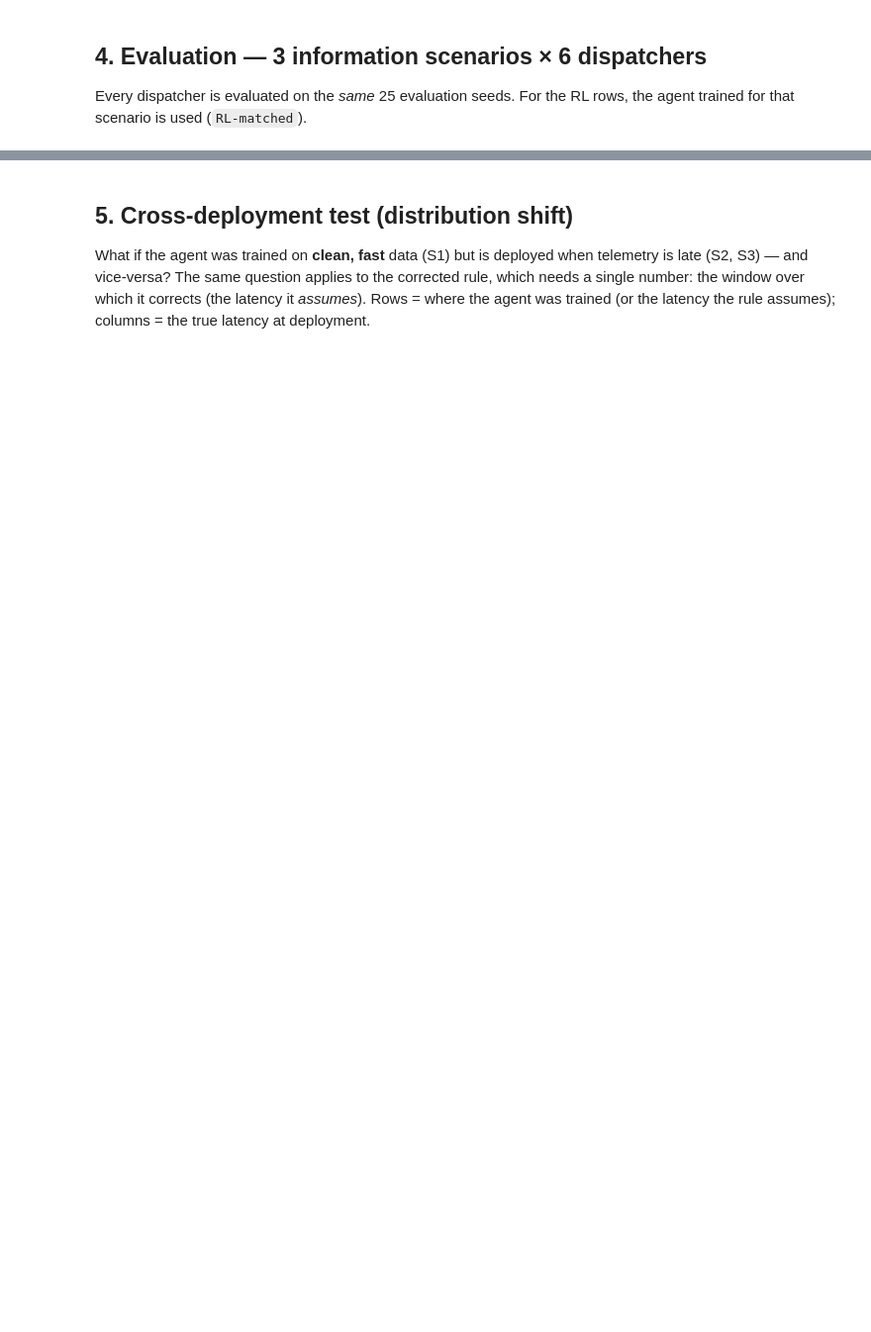
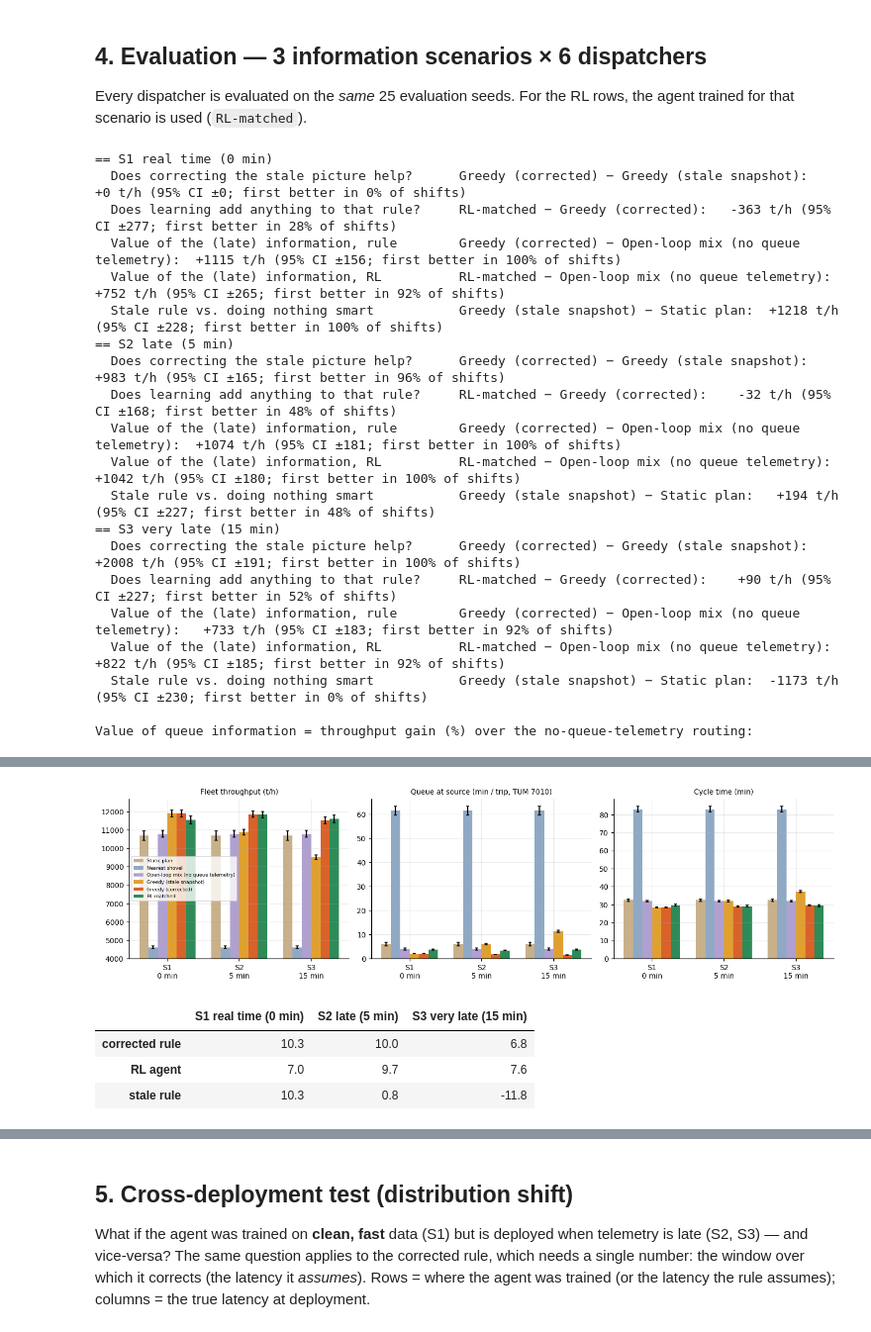
Before and after one commit to ka-means/ka-means.github.io, a Jupyter notebook: assets/notebooks/rl-dispatch-information-latency.ipynb, the cells around one changed output, grey strips where cells are left out. Shown at 99% size. Saved outputs shown, nothing was run; the diff lists cells and outputs as text; code cells hidden in the pictures; blank space fills up the shorter version.

```diff
--- a/assets/notebooks/rl-dispatch-information-latency.ipynb
+++ b/assets/notebooks/rl-dispatch-information-latency.ipynb
@@ -61,6 +59,7 @@
 ## 2. Simulator code (shared) and RL agent
 # %%
 import numpy as np, pandas as pd, math
+from scipy.stats import t as student_t
 try:
     from IPython.display import display
 except ImportError:          # plain-python fallback
@@ -146,7 +145,10 @@ def _ln(rng, mean, cv):
 class Sim:
     def __init__(self, p: P, policy):
         self.p, self.policy = p, policy
-        self.rng = np.random.default_rng(p.seed)
+        seed_seq = np.random.SeedSequence(p.seed)
+        env_seed, policy_seed = seed_seq.spawn(2)
+        self.rng = np.random.default_rng(env_seed)
+        self.policy_rng = np.random.default_rng(policy_seed)
         N, M = p.n_trucks, len(p.te)
         self.N, self.M = N, M
         self.state = [TE] * N; self.left = [0.0] * N; self.tgt = [0] * N
@@ -438,10 +440,10 @@ class GreedyObs:
         est = []
         for a in range(s.M):
             e = max(s.p.te[a], c[a] * self.svc)
-            if dn[a] and not s.down[a] or dn[a]:
+            if dn[a]:
                 e += 60
             if self.noise:
-                e *= s.rng.lognormal(0, self.noise)
+                e *= s.policy_rng.lognormal(0, self.noise)
             est.append(e)
         return int(np.argmin(est))
 
@@ -459,8 +461,11 @@ def replicate(make_policy, n=20, seed0=0, keep_sims=False, **kw):
 
 
 def ci95(x):
+    """Two-sided 95% half-width using Student's t for the finite replication count."""
     x = np.asarray(x, float)
-    return 1.96 * x.std(ddof=1) / np.sqrt(len(x))
+    if len(x) < 2:
+        return float("nan")
+    return student_t.ppf(0.975, len(x) - 1) * x.std(ddof=1) / np.sqrt(len(x))
 
 
 def tons_series(sim, bin_min=30):
@@ -552,15 +557,15 @@ class CorrectedGreedy:
 
 
 class Mix:
-    """Open-loop dispatcher: sends each truck to shovel a with fixed probability p[a]. Uses NO telemetry at all
-    (this is the control that tells us how much value the (late) information adds beyond plain geometry)."""
+    """Open-loop dispatcher: sends each truck to shovel a with fixed probability p[a]. Uses no queue telemetry
+    but does use the current shovel-availability flag; this isolates the value of queue information beyond geometry and current availability."""
     central = False; redirect_delay = 6.0
-    def __init__(self, p): self.p = np.asarray(p) / np.sum(p); self.name = "Open-loop mix (no telemetry)"
+    def __init__(self, p): self.p = np.asarray(p) / np.sum(p); self.name = "Open-loop mix (no queue telemetry)"
     def choose(self, s, i, redirect=False):
         q = self.p.copy()
         for a in range(s.M):
             if s.down[a]: q[a] = 0
-        return int(s.rng.choice(s.M, p=q / q.sum()))
+        return int(s.policy_rng.choice(s.M, p=q / q.sum()))
 
 
 def tune_mix(candidates=30, seeds=(2000, 2001, 2002)):
@@ -618,10 +640,10 @@ def make(kind, lag):
     if kind == "Nearest shovel": return Nearest()
     if kind == "Greedy (stale snapshot)": return GreedyObs(lag)
     if kind == "Greedy (corrected)": return CorrectedGreedy(lag)
-    if kind == "Open-loop mix (no telemetry)": return Mix(mix_p)
+    if kind == "Open-loop mix (no queue telemetry)": return Mix(mix_p)
     if kind == "RL-matched": return LinearQ(lag=lag, theta=agents[lag].theta, name="RL-matched")
 
-KINDS = ["Static plan", "Nearest shovel", "Open-loop mix (no telemetry)", "Greedy (stale snapshot)", "Greedy (corrected)", "RL-matched"]
+KINDS = ["Static plan", "Nearest shovel", "Open-loop mix (no queue telemetry)", "Greedy (stale snapshot)", "Greedy (corrected)", "RL-matched"]
 N_EVAL = 25
 results, kept = {}, {}
 for sname, lag in LAGS.items():
@@ -638,7 +660,7 @@ tab = pd.DataFrame(rows)
 display(tab.round(1))
 
 fig, axs = plt.subplots(1, 3, figsize=(13, 3.6))
-cols = {"Static plan": "#c8b08a", "Nearest shovel": "#8fa9c4", "Open-loop mix (no telemetry)": "#b0a0d0",
+cols = {"Static plan": "#c8b08a", "Nearest shovel": "#8fa9c4", "Open-loop mix (no queue telemetry)": "#b0a0d0",
         "Greedy (stale snapshot)": "#e0a030", "Greedy (corrected)": "#d9622b", "RL-matched": "#2e8b57"}
 for ax, (metric, ttl) in zip(axs, [("tph_fleet", "Fleet throughput (t/h)"), ("queue_src", "Queue at source (min / trip, TUM 7010)"), ("cycle_time", "Cycle time (min)")]):
     w = 0.13
@@ -649,7 +671,7 @@ for ax, (metric, ttl) in zip(axs, [("tph_fleet", "Fleet throughput (t/h)"), ("qu
     if metric == "tph_fleet": ax.set_ylim(4000, None)
 axs[0].legend(fontsize=6); plt.tight_layout(); plt.show()
 
-# ---- paired differences on the same evaluation seeds (note: random streams diverge once policies differ,
+# ---- paired differences on the same evaluation seed indices (note: random streams diverge once policies differ,
 #      so "first better in x % of shifts" compares shifts with the same seed index, not identical shifts)
 def paired(a, b, sname):
     d = results[(sname, a)].tph_fleet.values - results[(sname, b)].tph_fleet.values
@@ -658,13 +680,34 @@ for sname in LAGS:
     print("==", sname)
     print("  Does correcting the stale picture help?     ", paired("Greedy (corrected)", "Greedy (stale snapshot)", sname))
     print("  Does learning add anything to that rule?    ", paired("RL-matched", "Greedy (corrected)", sname))
-    print("  Value of the (late) information, rule       ", paired("Greedy (corrected)", "Open-loop mix (no telemetry)", sname))
-    print("  Value of the (late) information, RL         ", paired("RL-matched", "Open-loop mix (no telemetry)", sname))
+    print("  Value of the (late) information, rule       ", paired("Greedy (corrected)", "Open-loop mix (no queue telemetry)", sname))
+    print("  Value of the (late) information, RL         ", paired("RL-matched", "Open-loop mix (no queue telemetry)", sname))
     print("  Stale rule vs. doing nothing smart          ", paired("Greedy (stale snapshot)", "Static plan", sname))
 
-voi = pd.DataFrame({sname: [100 * (results[(sname, "Greedy (corrected)")].tph_fleet.mean() / results[(sname, "Open-loop mix (no telemetry)")].tph_fleet.mean() - 1),
-                            100 * (results[(sname, "RL-matched")].tph_fleet.mean() / results[(sname, "Open-loop mix (no telemetry)")].tph_fleet.mean() - 1),
-                            100 * (results[(sname, "Greedy (stale snapshot)")].tph_fleet.mean() / results[(sname, "Open-loop mix (no telemetry)")].tph_fleet.mean() - 1)]
+voi = pd.DataFrame({sname: [100 * (results[(sname, "Greedy (corrected)")].tph_fleet.mean() / results[(sname, "Open-loop mix (no queue telemetry)")].tph_fleet.mean() - 1),
+                            100 * (results[(sname, "RL-matched")].tph_fleet.mean() / results[(sname, "Open-loop mix (no queue telemetry)")].tph_fleet.mean() - 1),
+                            100 * (results[(sname, "Greedy (stale snapshot)")].tph_fleet.mean() / results[(sname, "Open-loop mix (no queue telemetry)")].tph_fleet.mean() - 1)]
                     for sname in LAGS}, index=["corrected rule", "RL agent", "stale rule"])
-print("\nValue of information = throughput gain (%) over the no-telemetry routing:")
+print("\nValue of queue information = throughput gain (%) over the no-queue-telemetry routing:")
 display(voi.round(1))
+# %% [output]
+== S1 real time (0 min)
+  Does correcting the stale picture help?      Greedy (corrected) − Greedy (stale snapshot):     +0 t/h (95% CI ±0; first better in 0% of shifts)
+  Does learning add anything to that rule?     RL-matched − Greedy (corrected):   -363 t/h (95% CI ±277; first better in 28% of shifts)
+  Value of the (late) information, rule        Greedy (corrected) − Open-loop mix (no queue telemetry):  +1115 t/h (95% CI ±156; first better in 100% of shifts)
+  Value of the (late) information, RL          RL-matched − Open-loop mix (no queue telemetry):   +752 t/h (95% CI ±265; first better in 92% of shifts)
+  Stale rule vs. doing nothing smart           Greedy (stale snapshot) − Static plan:  +1218 t/h (95% CI ±228; first better in 100% of shifts)
+== S2 late (5 min)
+  Does correcting the stale picture help?      Greedy (corrected) − Greedy (stale snapshot):   +983 t/h (95% CI ±165; first better in 96% of shifts)
+  Does learning add anything to that rule?     RL-matched − Greedy (corrected):    -32 t/h (95% CI ±168; first better in 48% of shifts)
+  Value of the (late) information, rule        Greedy (corrected) − Open-loop mix (no queue telemetry):  +1074 t/h (95% CI ±181; first better in 100% of shifts)
+  Value of the (late) information, RL          RL-matched − Open-loop mix (no queue telemetry):  +1042 t/h (95% CI ±180; first better in 100% of shifts)
+  Stale rule vs. doing nothing smart           Greedy (stale snapshot) − Static plan:   +194 t/h (95% CI ±227; first better in 48% of shifts)
+== S3 very late (15 min)
+  Does correcting the stale picture help?      Greedy (corrected) − Greedy (stale snapshot):  +2008 t/h (95% CI ±191; first better in 100% of shifts)
+  Does learning add anything to that rule?     RL-matched − Greedy (corrected):    +90 t/h (95% CI ±227; first better in 52% of shifts)
+  Value of the (late) information, rule        Greedy (corrected) − Open-loop mix (no queue telemetry):   +733 t/h (95% CI ±183; first better in 92% of shifts)
+  Value of the (late) information, RL          RL-matched − Open-loop mix (no queue telemetry):   +822 t/h (95% CI ±185; first better in 92% of shifts)
+  Stale rule vs. doing nothing smart           Greedy (stale snapshot) − Static plan:  -1173 t/h (95% CI ±230; first better in 0% of shifts)
+
+Value of queue information = throughput gain (%) over the no-queue-telemetry routing:
@@ -670,0 +731,5 @@ display(voi.round(1))
+[figure, added]
+|  | S1 real time (0 min) | S2 late (5 min) | S3 very late (15 min) |
+| corrected rule | 10.3 | 10.0 | 6.8 |
+| RL agent | 7.0 | 9.7 | 7.6 |
+| stale rule | 10.3 | 0.8 | -11.8 |
```
Also changed, not shown: parts of 21 cells of this notebook, 8 other files.
